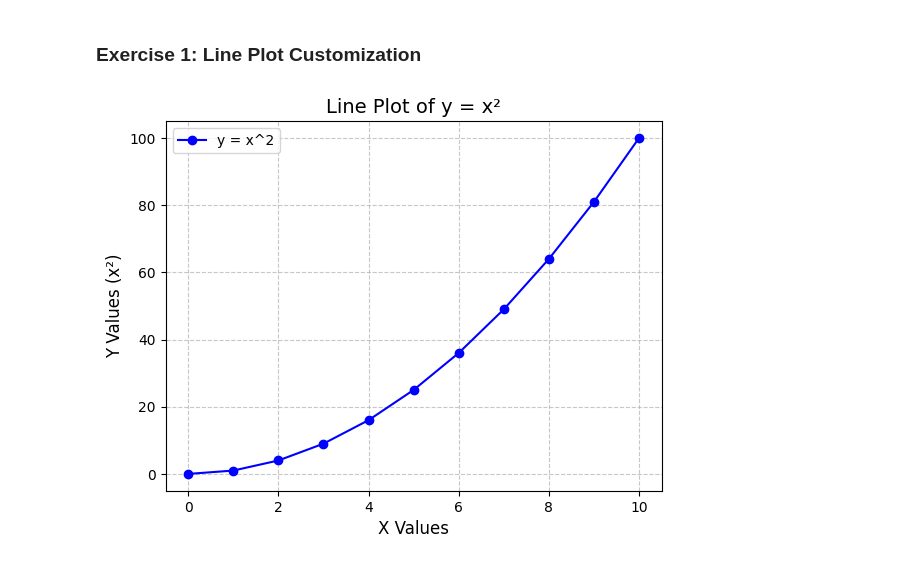
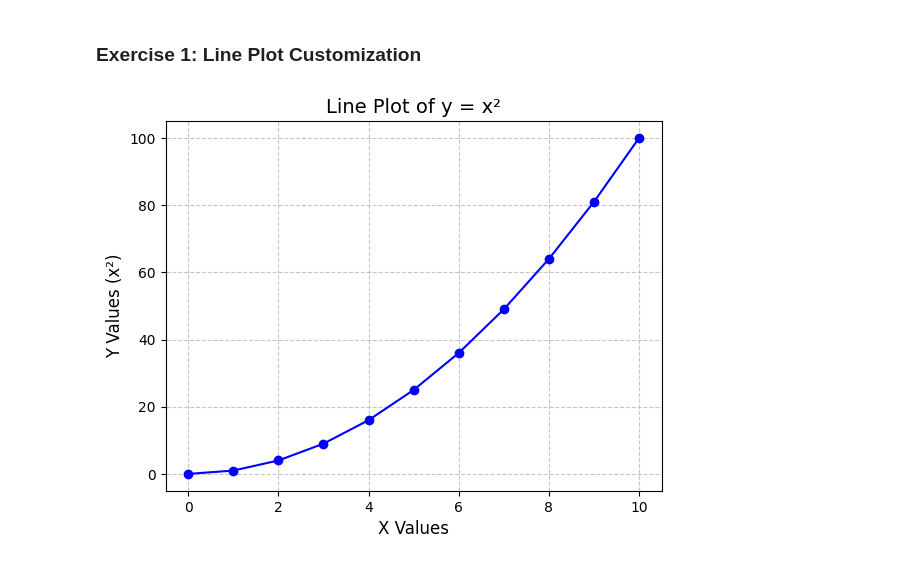
Before and after one commit to Shilpagk2003/python-jupyter-template, a Jupyter notebook: src/1-line-plot.ipynb, the cells around one changed output. Saved outputs shown, nothing was run; the diff lists cells and outputs as text; code cells hidden in the pictures.

```diff
--- a/src/1-line-plot.ipynb
+++ b/src/1-line-plot.ipynb
@@ -4,36 +4,20 @@
 # TASK: Create a line plot with x values ranging from 0 to 10 and y values as the square of x.
 # Customize the plot by adding a title, labels for both axes, and a grid.
 # %%
-# Import the required library
-import matplotlib.pyplot as plt
-
-try:
-    # Define x and y values
-    x = range(0, 11)  # x values from 0 to 10
-    y = [i**2 for i in x]  # y values as the square of x
-
-    # Validate that x and y have the same length
-    if len(x) != len(y):
-        raise ValueError("Input data lengths do not match!")
-
-    # Create the plot
-    plt.plot(x, y, marker='o', color='b', label="y = x^2")
-
-    # Add title and labels
-    plt.title("Line Plot of y = x²", fontsize=14)
-    plt.xlabel("X Values", fontsize=12)
-    plt.ylabel("Y Values (x²)", fontsize=12)
-
-    # Add a grid
-    plt.grid(True, linestyle='--', alpha=0.7)
-
-    # Add a legend
-    plt.legend()
-
-    # Display the plot
-    plt.show()
-
-except Exception as e:
-    print(f"An error occurred: {e}")
+# Define x and y values
+# x = range(0, 11) # x values from 0 to 10
+y = [i**2 for i in x]
+# y values as the square of x
+# Create the plot
+plt.plot(x, y, marker='o', color='b', label="y = x^2")
+# Add title and labels
+plt.title("Line Plot of y = x²", fontsize=14)
+plt.xlabel("X Values", fontsize=12)
+plt.ylabel("Y Values (x²)", fontsize=12)
+# Add a grid
+plt.grid(True, linestyle='--', alpha=0.7)
+# Add a legend plt.legend()
+# Display the plot
+plt.show()
 # %% [output]
-[figure, old version]
+[figure, new version]
```
Also changed, not shown: 2 other files.
